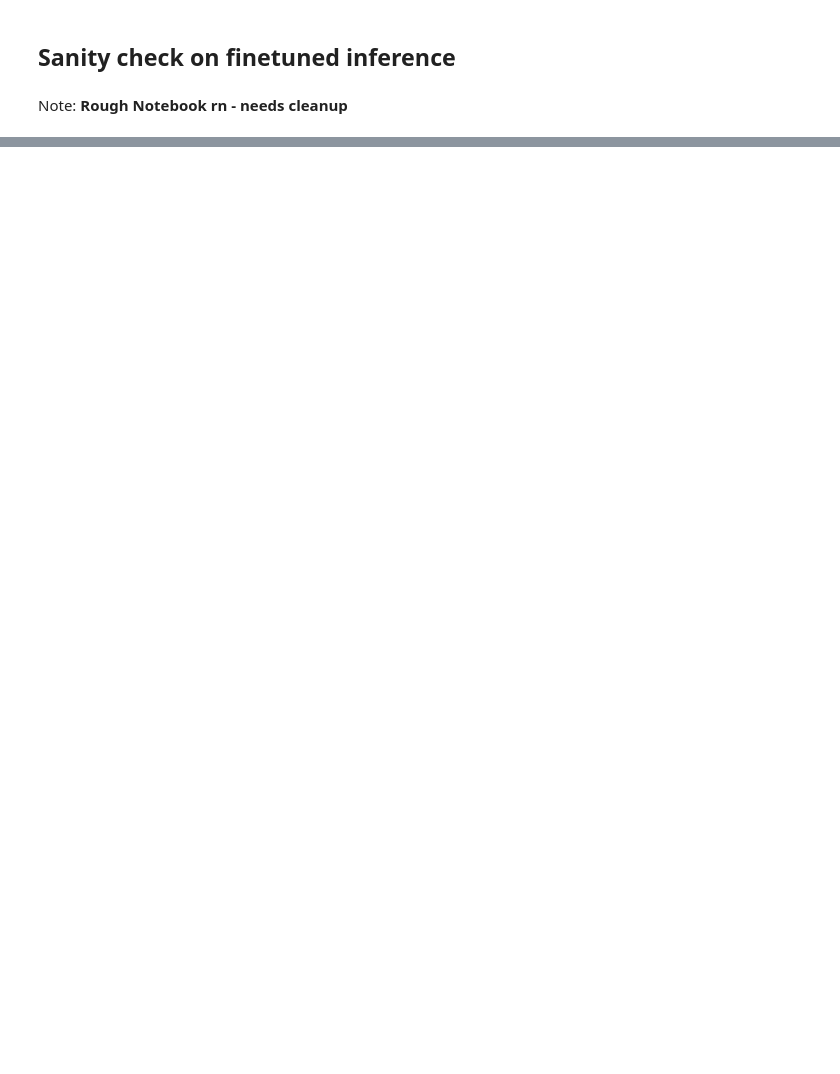
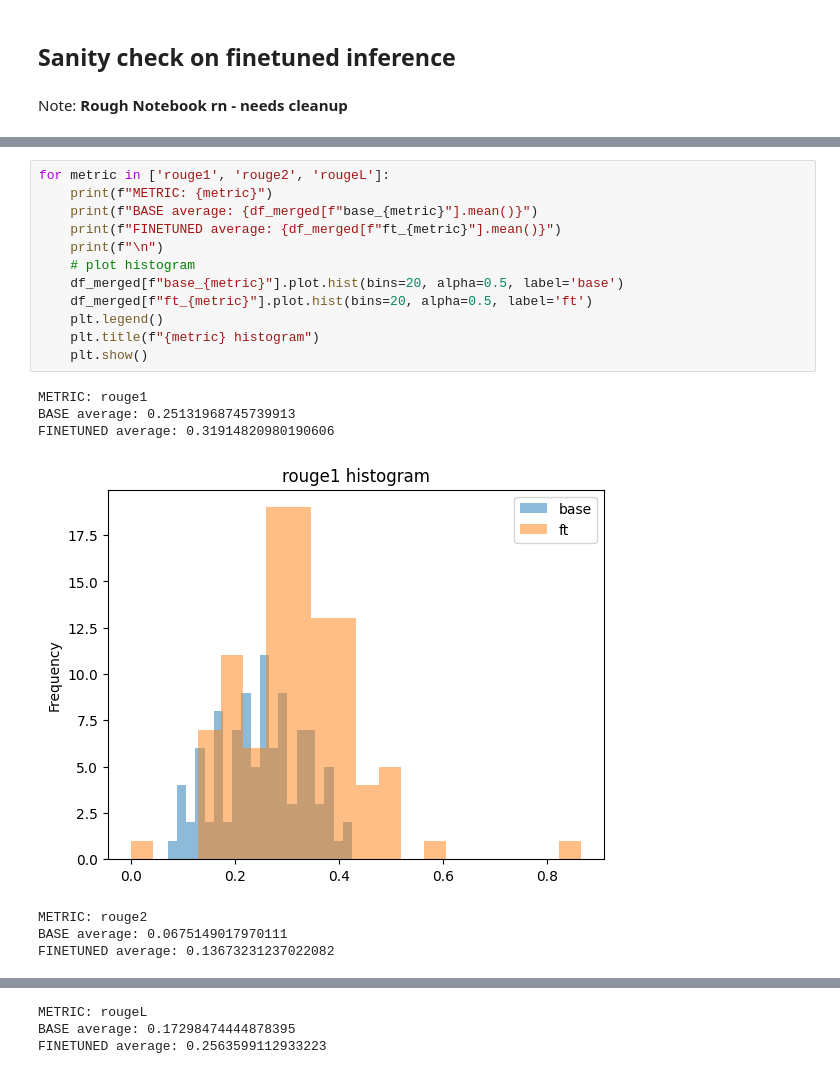
Before and after one commit to skyien-z/llms-for-oral-arguments, a Jupyter notebook: data_cleaning_scripts/script_finetuned_inference_sanity_check.ipynb, the cells around one changed output, grey strips where cells are left out. Drawn from its saved outputs; the diff is of its cells as text; blank space fills up the shorter version.

```diff
--- a/data_cleaning_scripts/script_finetuned_inference_sanity_check.ipynb
+++ b/data_cleaning_scripts/script_finetuned_inference_sanity_check.ipynb
@@ -4,0 +70,20 @@ Note: **Rough Notebook rn - needs cleanup**
+# %%
+for metric in ['rouge1', 'rouge2', 'rougeL']:
+    print(f"METRIC: {metric}")
+    print(f"BASE average: {df_merged[f"base_{metric}"].mean()}")
+    print(f"FINETUNED average: {df_merged[f"ft_{metric}"].mean()}")
+    print(f"\n")
+    # plot histogram
+    df_merged[f"base_{metric}"].plot.hist(bins=20, alpha=0.5, label='base')
+    df_merged[f"ft_{metric}"].plot.hist(bins=20, alpha=0.5, label='ft')
+    plt.legend()
+    plt.title(f"{metric} histogram")
+    plt.show()
+# %% [output]
+METRIC: rouge1
+BASE average: 0.25131968745739913
+FINETUNED average: 0.31914820980190606
+[figure, added]
+METRIC: rouge2
+BASE average: 0.0675149017970111
+FINETUNED average: 0.13673231237022082
@@ -4,0 +91,3 @@ Note: **Rough Notebook rn - needs cleanup**
+METRIC: rougeL
+BASE average: 0.17298474444878395
+FINETUNED average: 0.2563599112933223
```
Also changed, not shown: parts of 29 cells of this notebook, 25 other files.
